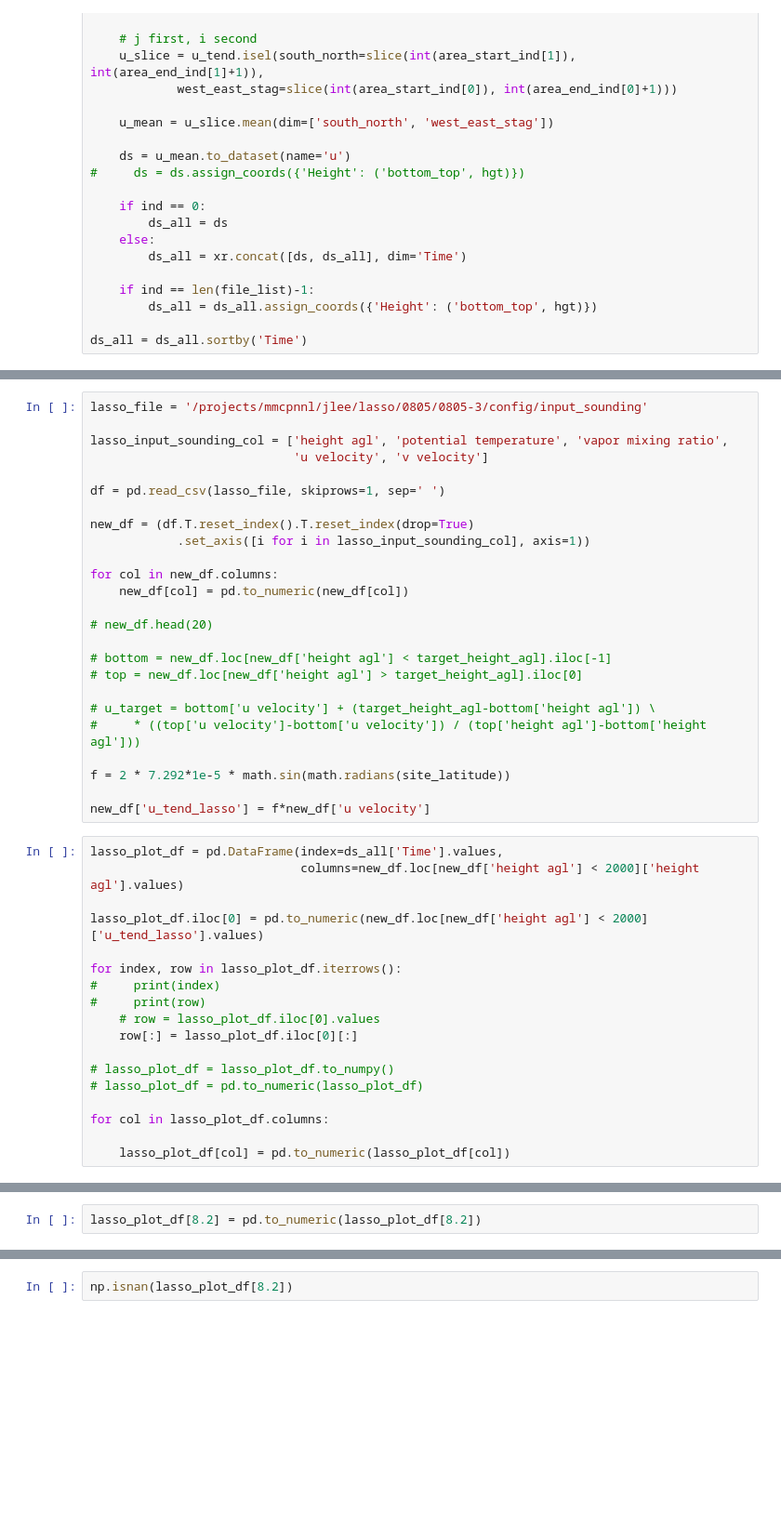
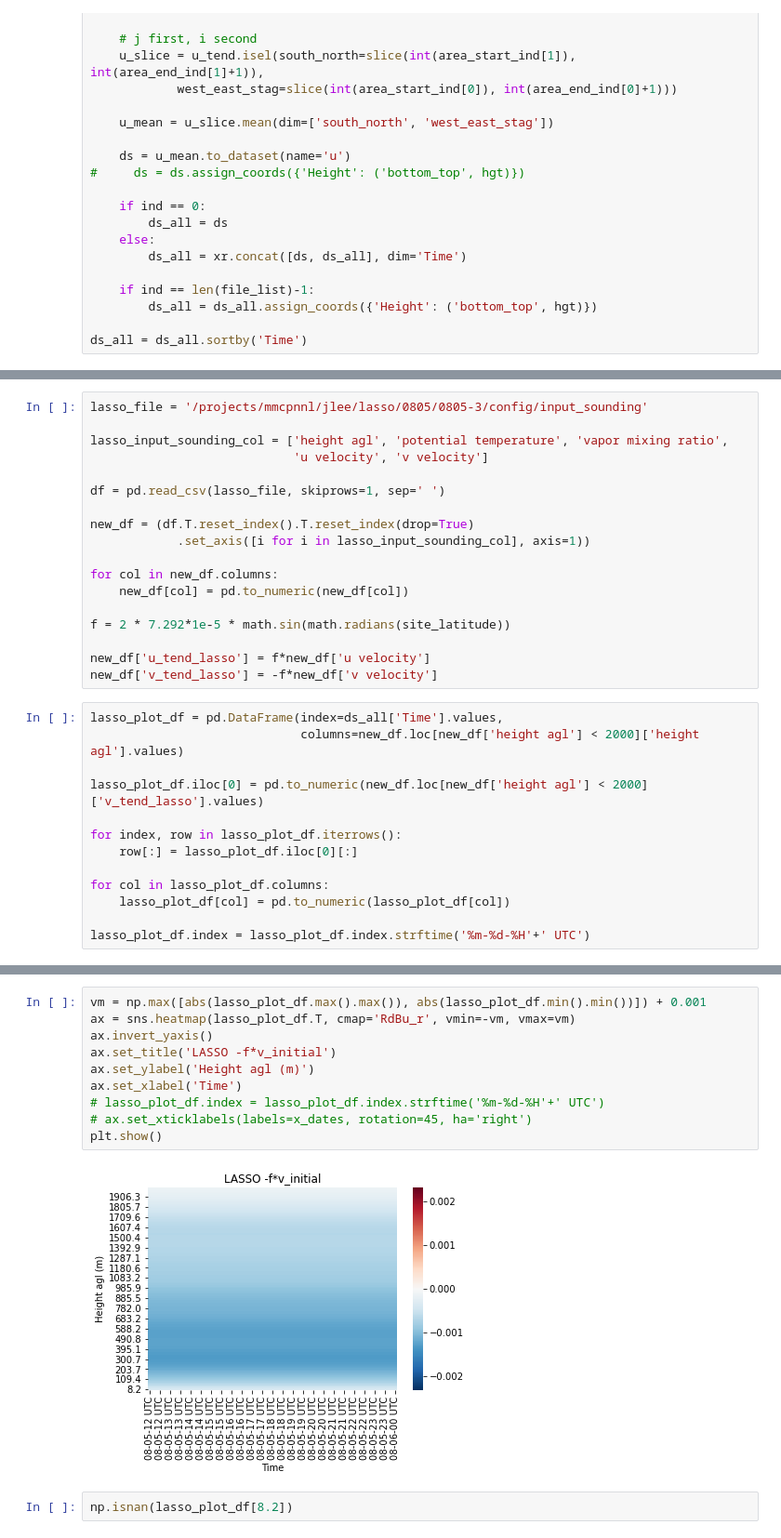
Before and after one commit to joejoeyjoseph/mmc-pnnl-j3, a Jupyter notebook: sgp/eagle/02b_auxout_lasso_lsforcing_comparison.ipynb, the cells around one changed output, grey strips where cells are left out. Shown at 93% size. Drawn from its saved outputs; the diff is of its cells as text; blank space fills up the shorter version.

```diff
--- a/sgp/eagle/02b_auxout_lasso_lsforcing_comparison.ipynb
+++ b/sgp/eagle/02b_auxout_lasso_lsforcing_comparison.ipynb
@@ -114,32 +115,20 @@ new_df = (df.T.reset_index().T.reset_index(drop=True)
 for col in new_df.columns:
     new_df[col] = pd.to_numeric(new_df[col])
 
-# new_df.head(20)
-
-# bottom = new_df.loc[new_df['height agl'] < target_height_agl].iloc[-1]
-# top = new_df.loc[new_df['height agl'] > target_height_agl].iloc[0]
-
-# u_target = bottom['u velocity'] + (target_height_agl-bottom['height agl']) \
-#     * ((top['u velocity']-bottom['u velocity']) / (top['height agl']-bottom['height agl']))
-
 f = 2 * 7.292*1e-5 * math.sin(math.radians(site_latitude))
 
 new_df['u_tend_lasso'] = f*new_df['u velocity']
+new_df['v_tend_lasso'] = -f*new_df['v velocity']
 # %%
 lasso_plot_df = pd.DataFrame(index=ds_all['Time'].values,
                              columns=new_df.loc[new_df['height agl'] < 2000]['height agl'].values)
 
-lasso_plot_df.iloc[0] = pd.to_numeric(new_df.loc[new_df['height agl'] < 2000]['u_tend_lasso'].values)
+lasso_plot_df.iloc[0] = pd.to_numeric(new_df.loc[new_df['height agl'] < 2000]['v_tend_lasso'].values)
 
 for index, row in lasso_plot_df.iterrows():
-#     print(index)
-#     print(row)
-    # row = lasso_plot_df.iloc[0].values
     row[:] = lasso_plot_df.iloc[0][:]
 
-# lasso_plot_df = lasso_plot_df.to_numpy()
-# lasso_plot_df = pd.to_numeric(lasso_plot_df)
+for col in lasso_plot_df.columns:
+    lasso_plot_df[col] = pd.to_numeric(lasso_plot_df[col])
 
-for col in lasso_plot_df.columns:
-
-    lasso_plot_df[col] = pd.to_numeric(lasso_plot_df[col])
+lasso_plot_df.index = lasso_plot_df.index.strftime('%m-%d-%H'+' UTC')
@@ -170,2 +134,0 @@ Name: 8.2, Length: 73, dtype: object
-# %%
-lasso_plot_df[8.2] = pd.to_numeric(lasso_plot_df[8.2])
@@ -193,3 +141,15 @@ plt.show()
+# %%
+vm = np.max([abs(lasso_plot_df.max().max()), abs(lasso_plot_df.min().min())]) + 0.001
+ax = sns.heatmap(lasso_plot_df.T, cmap='RdBu_r', vmin=-vm, vmax=vm)
+ax.invert_yaxis()
+ax.set_title('LASSO -f*v_initial')
+ax.set_ylabel('Height agl (m)')
+ax.set_xlabel('Time')
+# lasso_plot_df.index = lasso_plot_df.index.strftime('%m-%d-%H'+' UTC')
+# ax.set_xticklabels(labels=x_dates, rotation=45, ha='right')
+plt.show()
+# %% [output]
+[figure, added]
 # %%
 np.isnan(lasso_plot_df[8.2])
 # %% [output]
```
Also changed, not shown: parts of 8 cells of this notebook.
